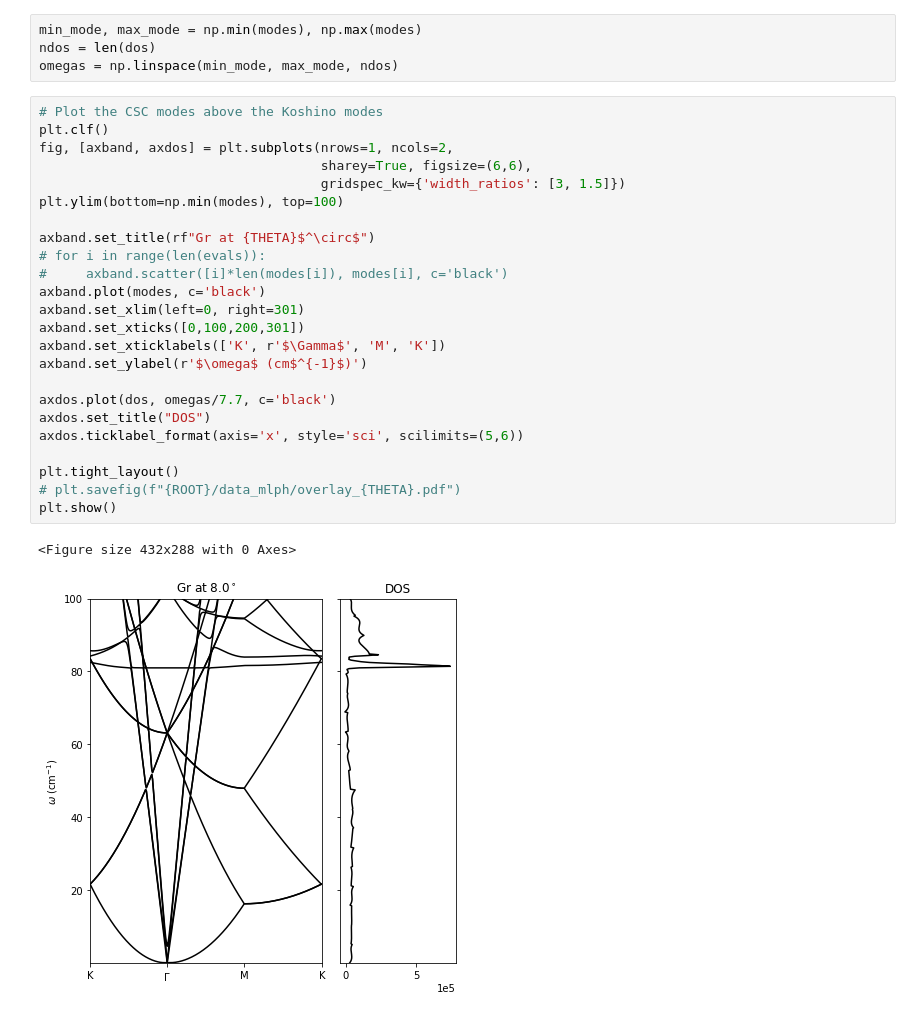
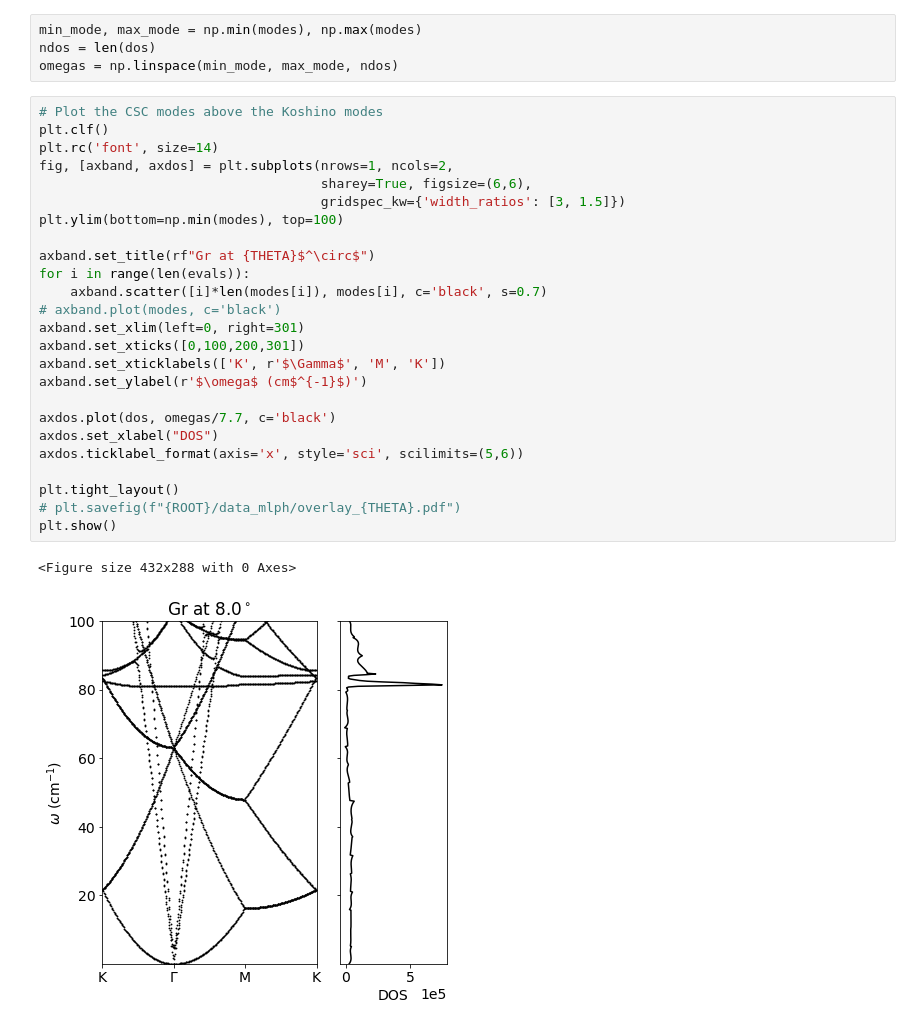
Before and after one commit to jz-lu/ml-ph, a Jupyter notebook: figure_makers/banddos.ipynb, the cells around one changed output. Drawn from its saved outputs; the diff is of its cells as text.

Commit message:
updated fonts and units

```diff
--- a/figure_makers/banddos.ipynb
+++ b/figure_makers/banddos.ipynb
@@ -36,27 +36,28 @@ omegas = np.linspace(min_mode, max_mode, ndos)
 # %%
 # Plot the CSC modes above the Koshino modes
 plt.clf()
+plt.rc('font', size=14)
 fig, [axband, axdos] = plt.subplots(nrows=1, ncols=2,
                                     sharey=True, figsize=(6,6),
                                     gridspec_kw={'width_ratios': [3, 1.5]})
 plt.ylim(bottom=np.min(modes), top=100)
 
 axband.set_title(rf"Gr at {THETA}$^\circ$")
-# for i in range(len(evals)):
-#     axband.scatter([i]*len(modes[i]), modes[i], c='black')
-axband.plot(modes, c='black')
+for i in range(len(evals)):
+    axband.scatter([i]*len(modes[i]), modes[i], c='black', s=0.7)
+# axband.plot(modes, c='black')
 axband.set_xlim(left=0, right=301)
 axband.set_xticks([0,100,200,301])
 axband.set_xticklabels(['K', r'$\Gamma$', 'M', 'K'])
 axband.set_ylabel(r'$\omega$ (cm$^{-1}$)')
 
 axdos.plot(dos, omegas/7.7, c='black')
-axdos.set_title("DOS")
+axdos.set_xlabel("DOS")
 axdos.ticklabel_format(axis='x', style='sci', scilimits=(5,6))
 
 plt.tight_layout()
 # plt.savefig(f"{ROOT}/data_mlph/overlay_{THETA}.pdf")
 plt.show()
 # %% [output]
 <Figure size 432x288 with 0 Axes>
-[figure, old version]
+[figure, new version]
```
Also changed, not shown: 7 other files.
